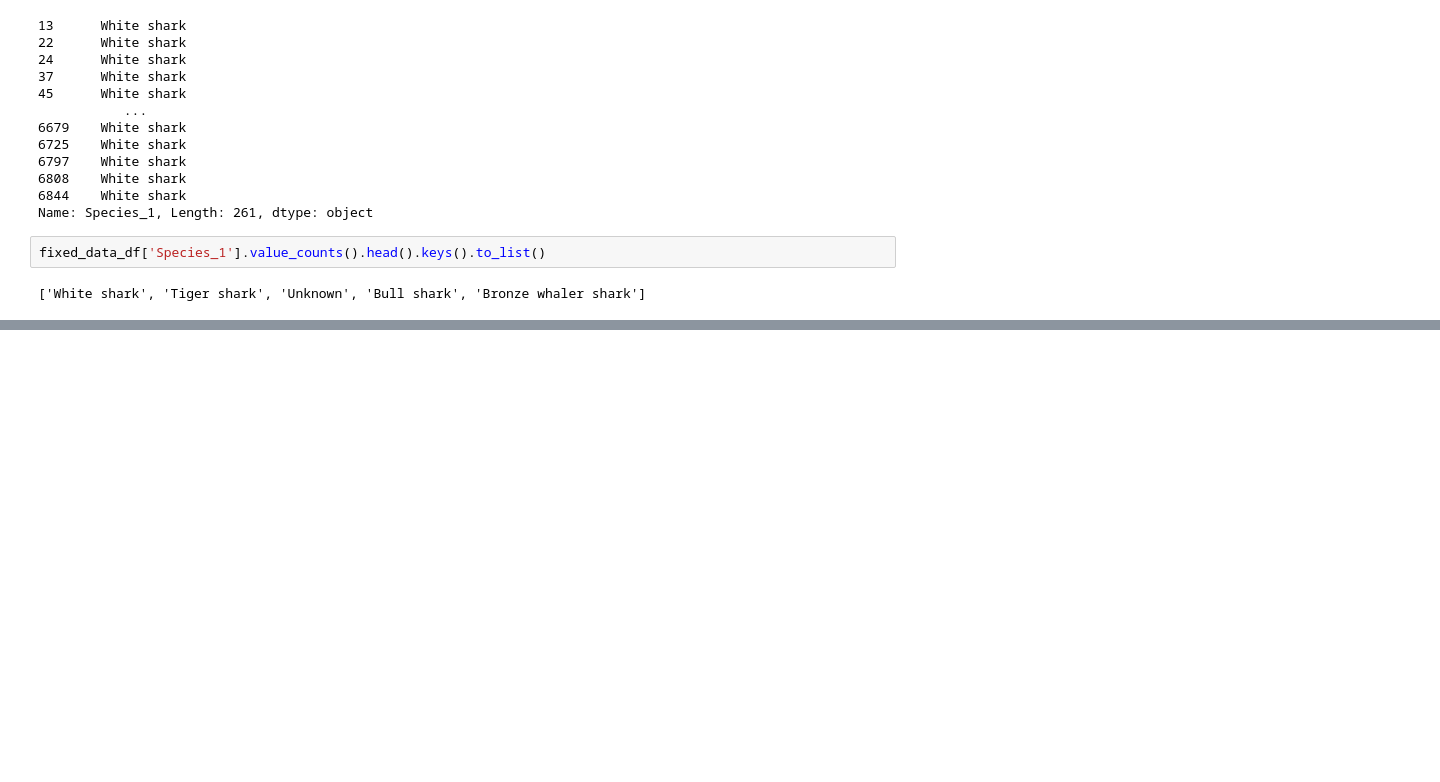
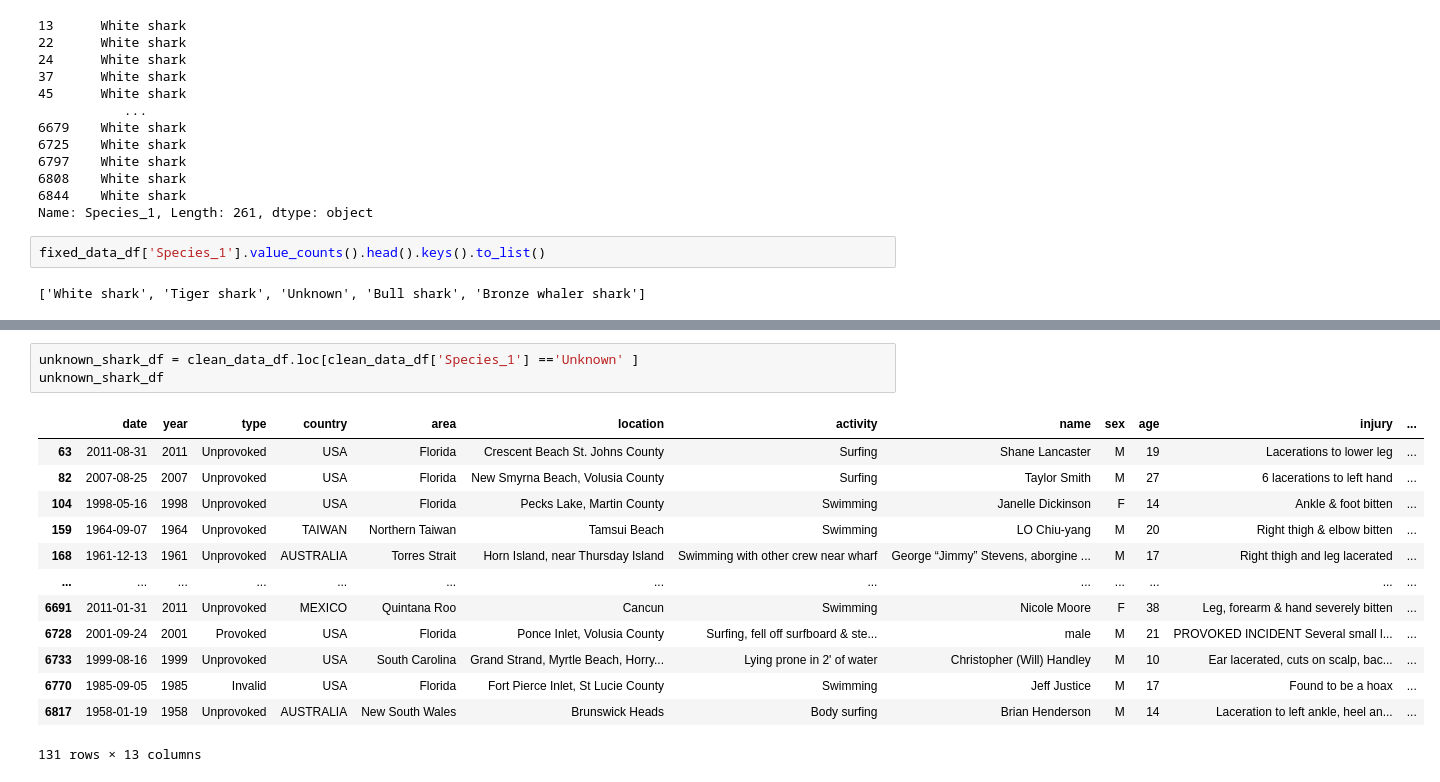
Before and after one commit to CourtneyCole123/Shark-Analysis-Team, a Jupyter notebook: Shark Data.ipynb, the cells around one changed output, grey strips where cells are left out. Saved outputs shown, nothing was run; the diff lists cells and outputs as text; blank space fills up the shorter version.

```diff
--- a/Shark Data.ipynb
+++ b/Shark Data.ipynb
@@ -376,0 +502,17 @@ ValueError: cannot insert species_mode, already exists
+# %%
+unknown_shark_df = clean_data_df.loc[clean_data_df['Species_1'] =='Unknown' ]
+unknown_shark_df
+# %% [output]
+|  | date | year | type | country | area | location | activity | name | sex | age | injury | ... |
+| 63 | 2011-08-31 | 2011 | Unprovoked | USA | Florida | Crescent Beach St. Johns County | Surfing | Shane Lancaster | M | 19 | Lacerations to lower leg | ... |
+| 82 | 2007-08-25 | 2007 | Unprovoked | USA | Florida | New Smyrna Beach, Volusia County | Surfing | Taylor Smith | M | 27 | 6 lacerations to left hand | ... |
+| 104 | 1998-05-16 | 1998 | Unprovoked | USA | Florida | Pecks Lake, Martin County | Swimming | Janelle Dickinson | F | 14 | Ankle & foot bitten | ... |
+| 159 | 1964-09-07 | 1964 | Unprovoked | TAIWAN | Northern Taiwan | Tamsui Beach | Swimming | LO Chiu-yang | M | 20 | Right thigh & elbow bitten | ... |
+| 168 | 1961-12-13 | 1961 | Unprovoked | AUSTRALIA | Torres Strait | Horn Island, near Thursday Island | Swimming with other crew near wharf | George “Jimmy” Stevens, aborgine ... | M | 17 | Right thigh and leg lacerated | ... |
+| ... | ... | ... | ... | ... | ... | ... | ... | ... | ... | ... | ... | ... |
+| 6691 | 2011-01-31 | 2011 | Unprovoked | MEXICO | Quintana Roo | Cancun | Swimming | Nicole Moore | F | 38 | Leg, forearm & hand severely bitten | ... |
+| 6728 | 2001-09-24 | 2001 | Provoked | USA | Florida | Ponce Inlet, Volusia County | Surfing, fell off surfboard & ste... | male | M | 21 | PROVOKED INCIDENT Several small l... | ... |
+| 6733 | 1999-08-16 | 1999 | Unprovoked | USA | South Carolina | Grand Strand, Myrtle Beach, Horry... | Lying prone in 2' of water | Christopher (Will) Handley | M | 10 | Ear lacerated, cuts on scalp, bac... | ... |
+| 6770 | 1985-09-05 | 1985 | Invalid | USA | Florida | Fort Pierce Inlet, St Lucie County | Swimming | Jeff Justice | M | 17 | Found to be a hoax | ... |
+| 6817 | 1958-01-19 | 1958 | Unprovoked | AUSTRALIA | New South Wales | Brunswick Heads | Body surfing | Brian Henderson | M | 14 | Laceration to left ankle, heel an... | ... |
+131 rows × 13 columns
```
Also changed, not shown: parts of 29 cells of this notebook.
